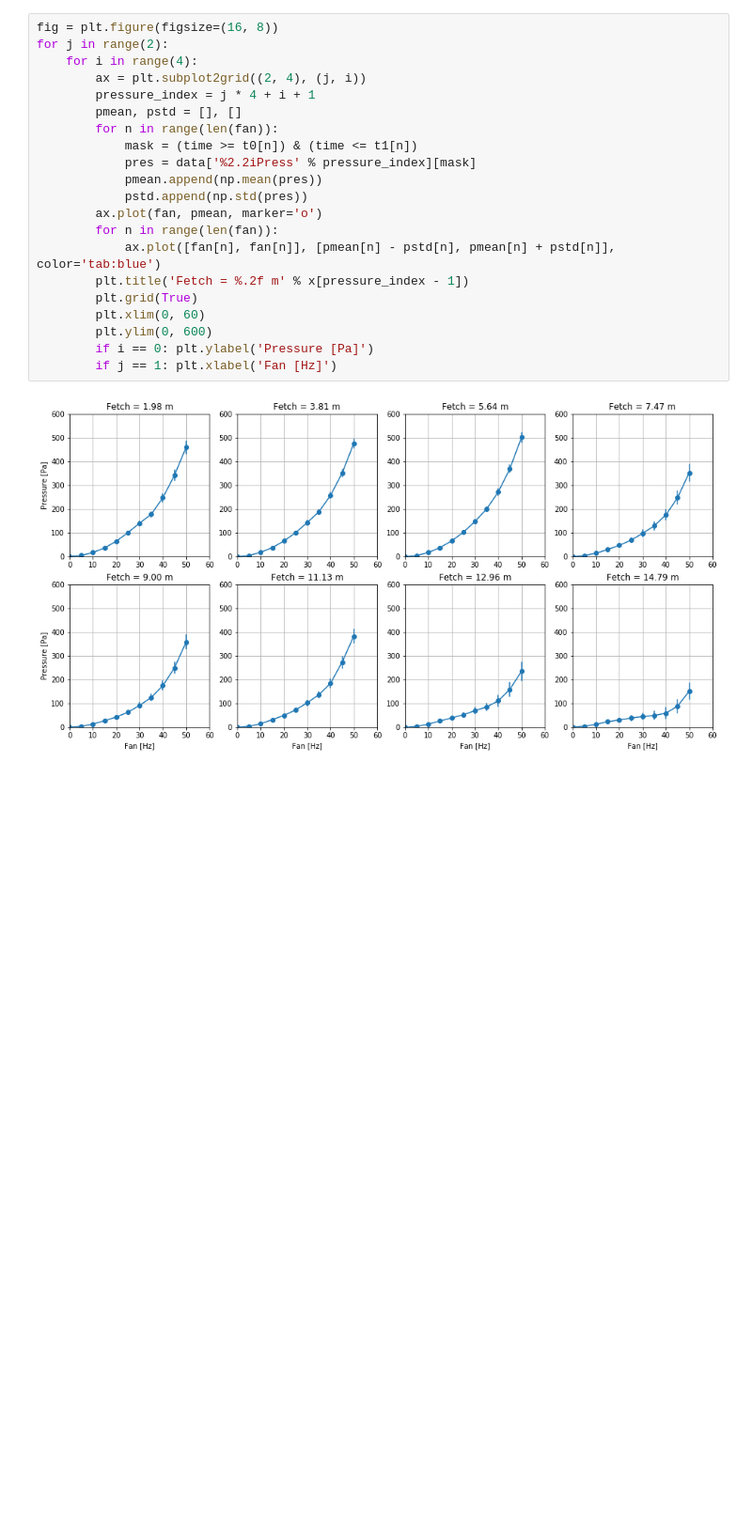
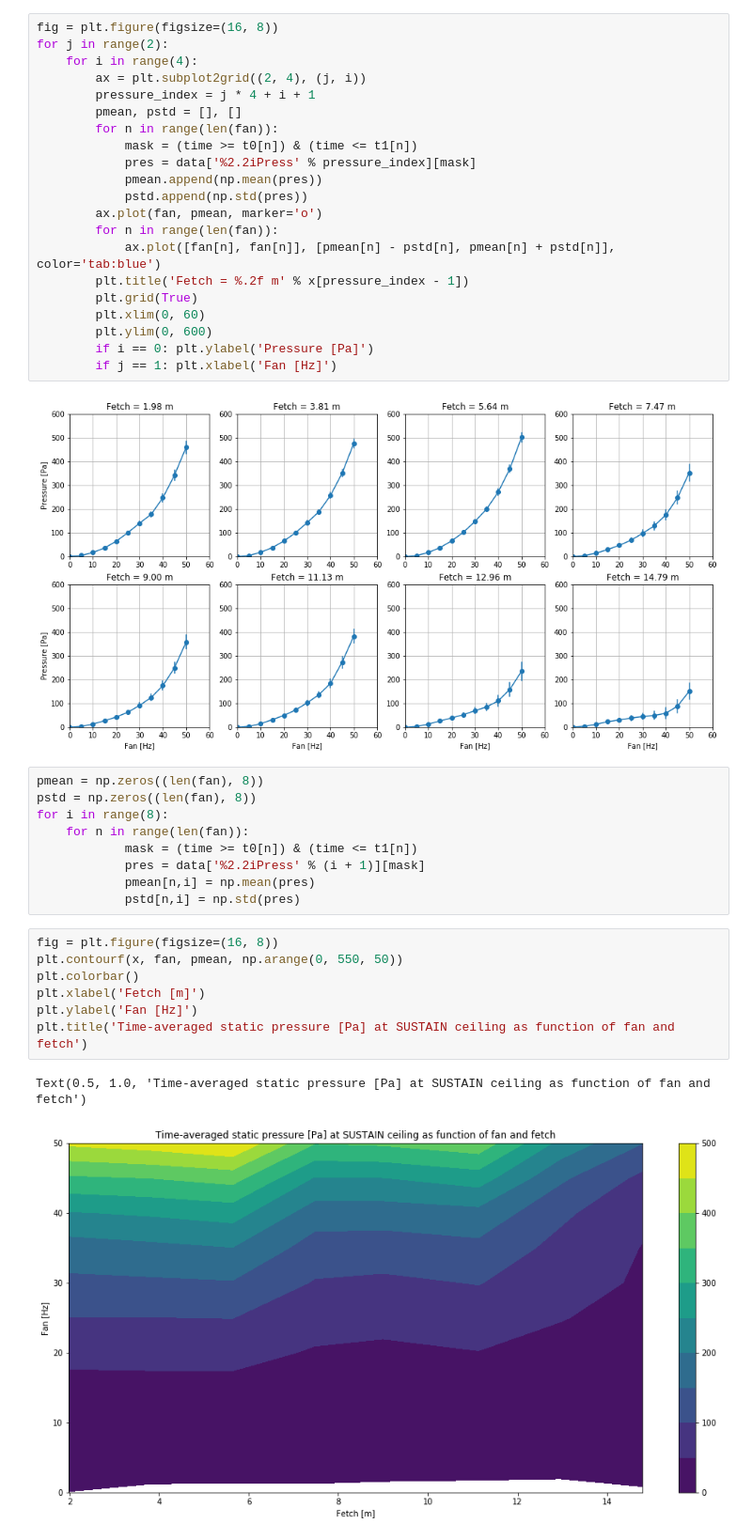
Before and after one commit to sustain-lab/sustain-drag-2020, a Jupyter notebook: scanivalve_pressure.ipynb, the cells around one changed output. Shown: that part at 94% size. Drawn from its saved outputs; the diff is of its cells as text; blank space fills up the shorter version.

Commit message:
fit pressure data to calculate dp/dx

```diff
--- a/scanivalve_pressure.ipynb
+++ b/scanivalve_pressure.ipynb
@@ -92,3 +92,22 @@ for j in range(2):
         if j == 1: plt.xlabel('Fan [Hz]')
 # %% [output]
 [figure]
+# %%
+pmean = np.zeros((len(fan), 8))
+pstd = np.zeros((len(fan), 8))
+for i in range(8):
+    for n in range(len(fan)):
+            mask = (time >= t0[n]) & (time <= t1[n])
+            pres = data['%2.2iPress' % (i + 1)][mask]
+            pmean[n,i] = np.mean(pres)
+            pstd[n,i] = np.std(pres)
+# %%
+fig = plt.figure(figsize=(16, 8))
+plt.contourf(x, fan, pmean, np.arange(0, 550, 50))
+plt.colorbar()
+plt.xlabel('Fetch [m]')
+plt.ylabel('Fan [Hz]')
+plt.title('Time-averaged static pressure [Pa] at SUSTAIN ceiling as function of fan and fetch')
+# %% [output]
+Text(0.5, 1.0, 'Time-averaged static pressure [Pa] at SUSTAIN ceiling as function of fan and fetch')
+[figure, added]
```
Also changed, not shown: parts of 5 cells of this notebook.
